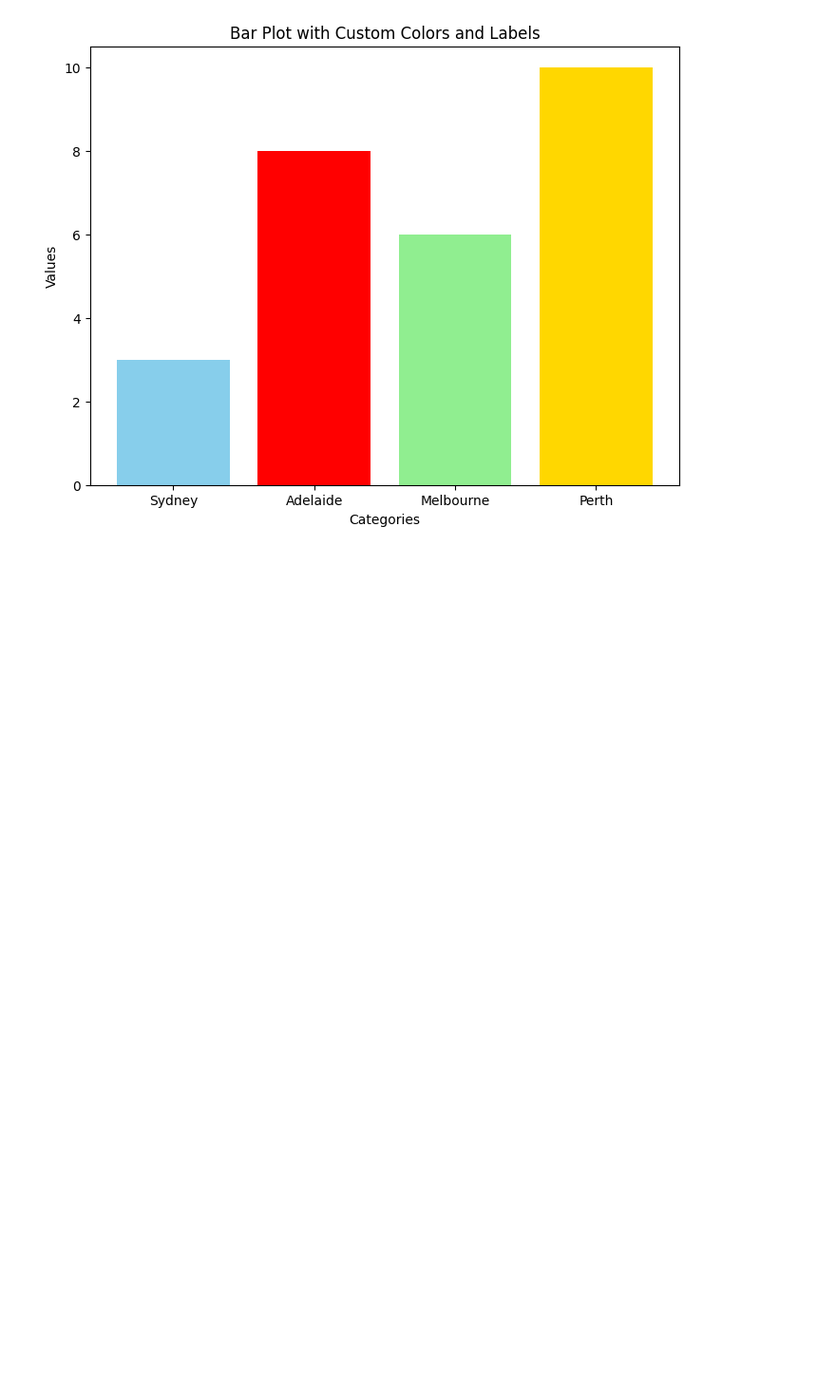
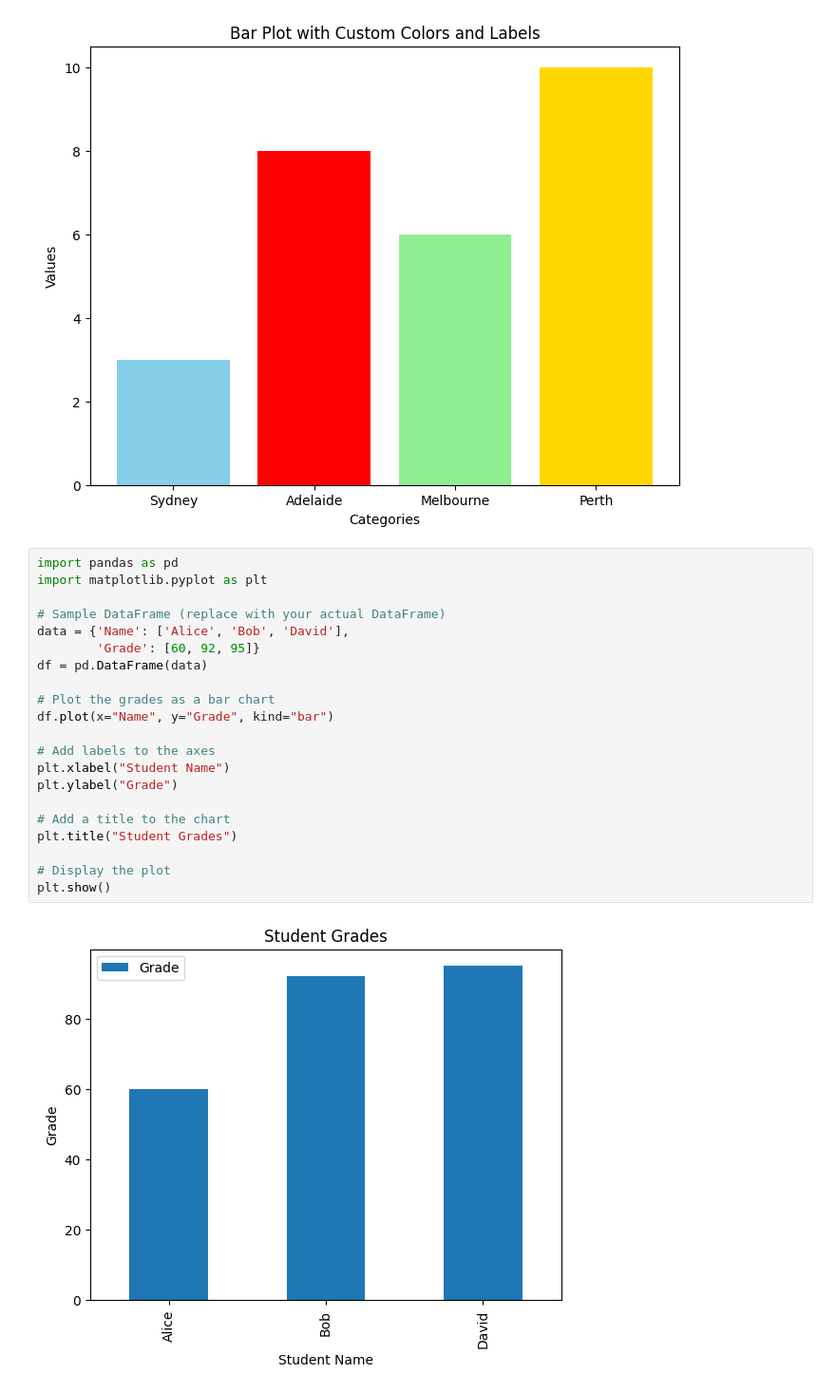
Before and after one commit to amrahmani/Python, a Jupyter notebook: Ch8.ipynb, the cells around one changed output. Shown at 95% size. Drawn from its saved outputs; the diff is of its cells as text; blank space fills up the shorter version.

```diff
--- a/Ch8.ipynb
+++ b/Ch8.ipynb
@@ -68,3 +68,26 @@ plt.title("Bar Plot with Custom Colors and Labels")
 plt.show()
 # %% [output]
 [figure]
+# %%
+import pandas as pd
+import matplotlib.pyplot as plt
+
+# Sample DataFrame (replace with your actual DataFrame)
+data = {'Name': ['Alice', 'Bob', 'David'],
+        'Grade': [60, 92, 95]}
+df = pd.DataFrame(data)
+
+# Plot the grades as a bar chart
+df.plot(x="Name", y="Grade", kind="bar")
+
+# Add labels to the axes
+plt.xlabel("Student Name")
+plt.ylabel("Grade")
+
+# Add a title to the chart
+plt.title("Student Grades")
+
+# Display the plot
+plt.show()
+# %% [output]
+[figure, added]
```
